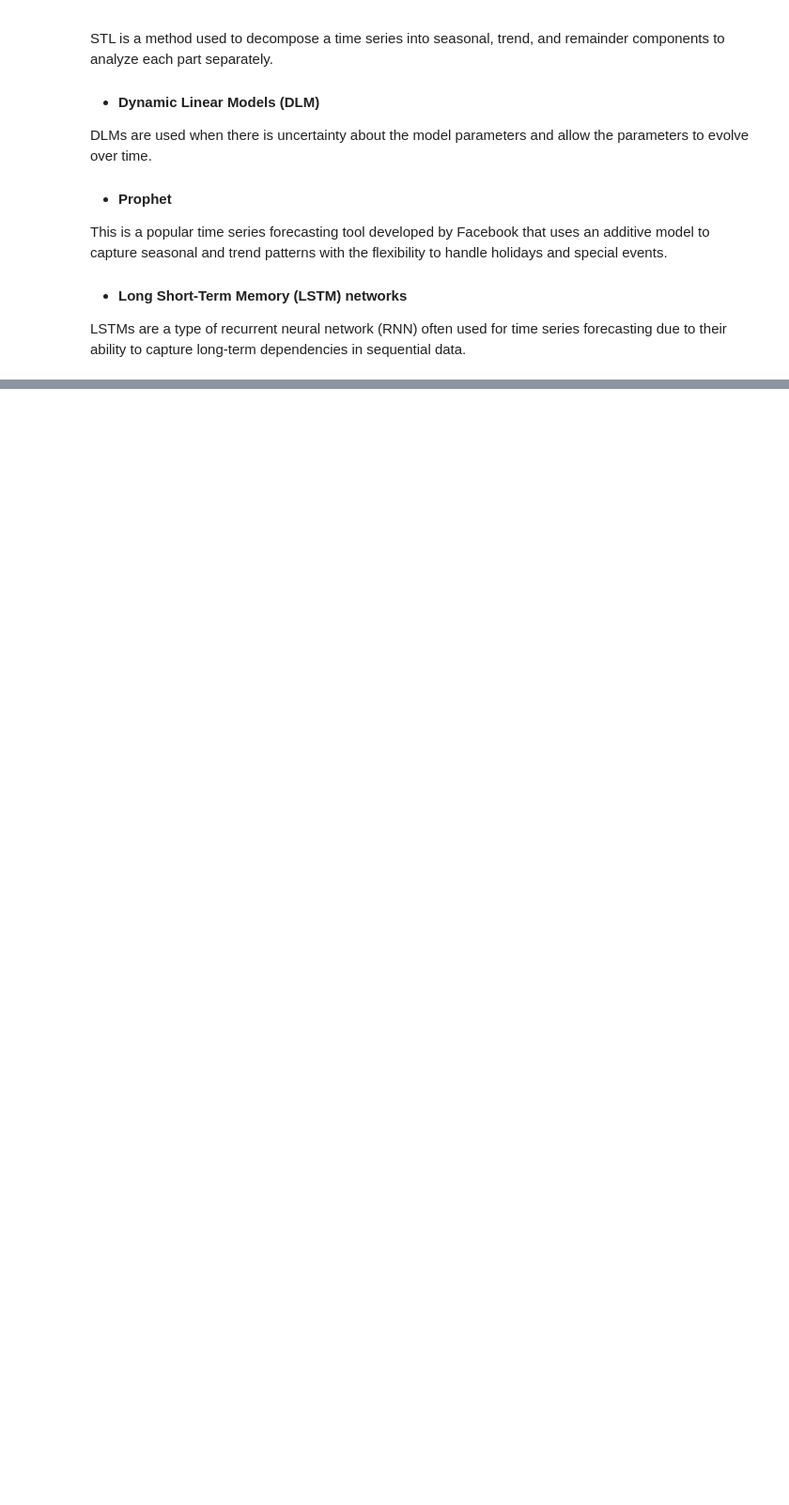
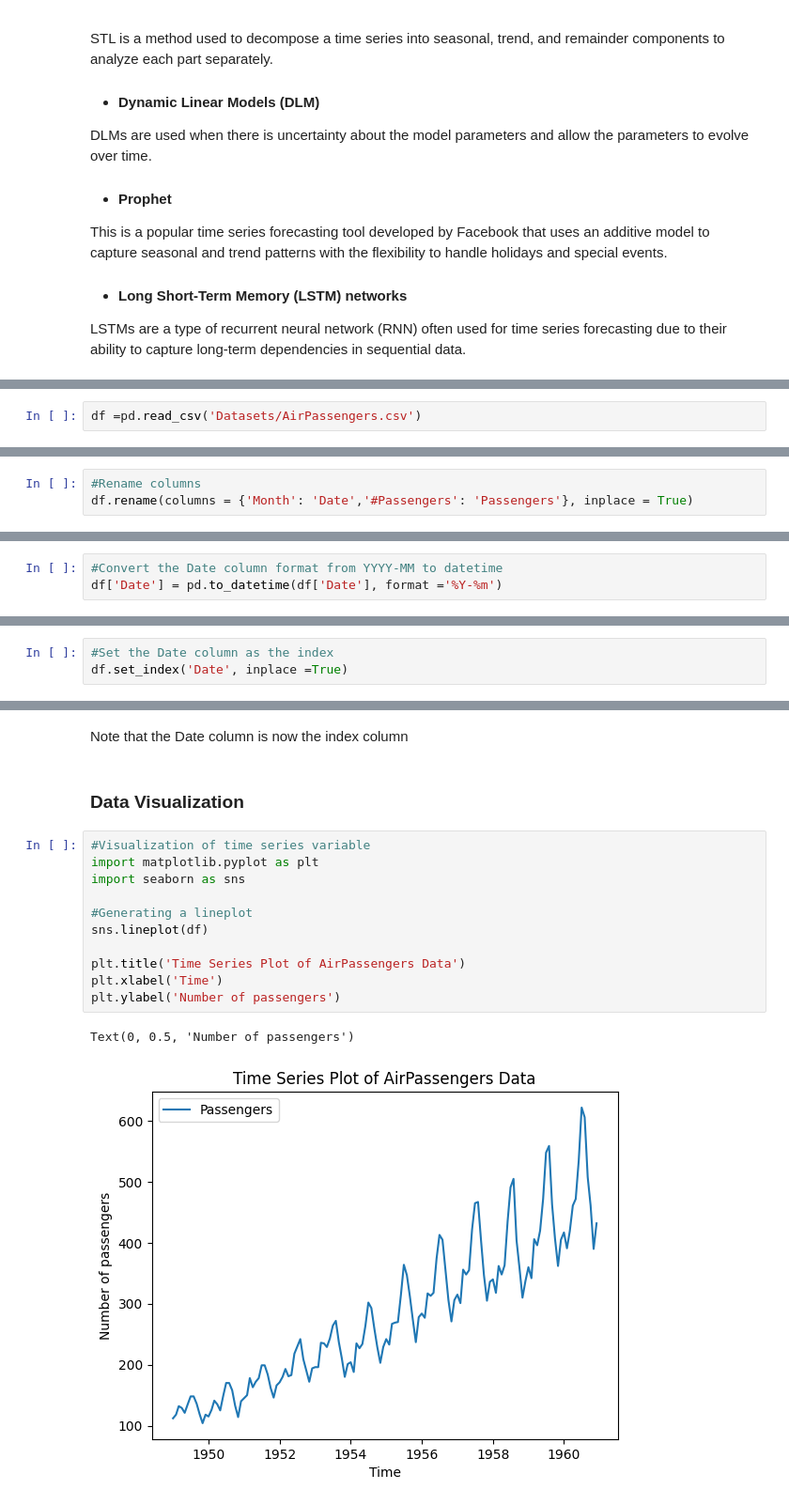
Before and after one commit to Njeri-Gitome/Time_Series_Analysis, a Jupyter notebook: Time Series Regression Models.ipynb, the cells around one changed output, grey strips where cells are left out. Shown at 94% size. Drawn from its saved outputs; the diff is of its cells as text; blank space fills up the shorter version.

```diff
--- a/Time Series Regression Models.ipynb
+++ b/Time Series Regression Models.ipynb
@@ -37,0 +42,2 @@ LSTMs are a type of recurrent neural network (RNN) often used for time series fo
+# %%
+df =pd.read_csv('Datasets/AirPassengers.csv')
@@ -37,0 +67,3 @@ LSTMs are a type of recurrent neural network (RNN) often used for time series fo
+# %%
+#Rename columns
+df.rename(columns = {'Month': 'Date','#Passengers': 'Passengers'}, inplace = True)
@@ -37,0 +75,3 @@ LSTMs are a type of recurrent neural network (RNN) often used for time series fo
+# %%
+#Convert the Date column format from YYYY-MM to datetime
+df['Date'] = pd.to_datetime(df['Date'], format ='%Y-%m')
@@ -37,0 +90,3 @@ LSTMs are a type of recurrent neural network (RNN) often used for time series fo
+# %%
+#Set the Date column as the index
+df.set_index('Date', inplace =True)
@@ -37,0 +103,18 @@ LSTMs are a type of recurrent neural network (RNN) often used for time series fo
+# %% [markdown]
+Note that the Date column is now the index column
+# %% [markdown]
+### Data Visualization
+# %%
+#Visualization of time series variable
+import matplotlib.pyplot as plt
+import seaborn as sns
+
+#Generating a lineplot
+sns.lineplot(df)
+
+plt.title('Time Series Plot of AirPassengers Data')
+plt.xlabel('Time')
+plt.ylabel('Number of passengers')
+# %% [output]
+Text(0, 0.5, 'Number of passengers')
+[figure, added]
```
Also changed, not shown: parts of 19 cells of this notebook.
